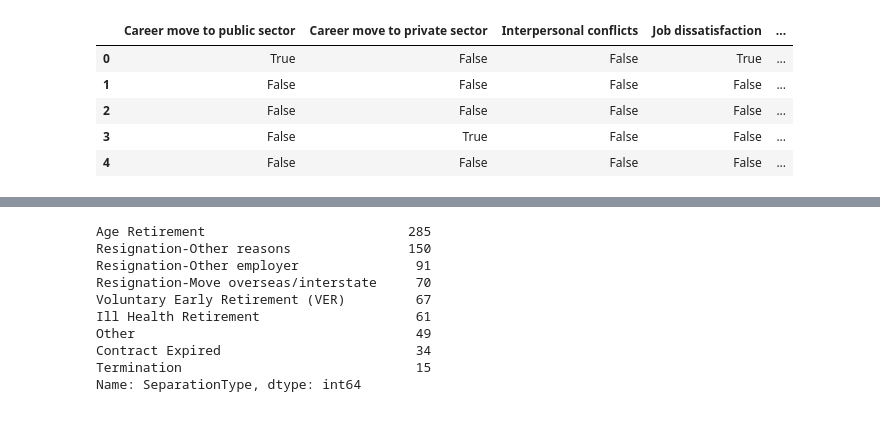
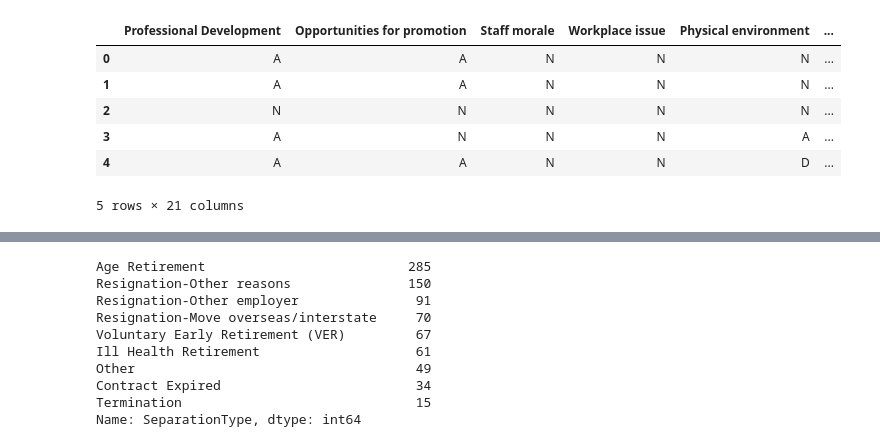
Before and after one commit to kafka-polka-dot/jupyter_projects, a Jupyter notebook: exit_surveys/surveys.ipynb, the cells around one changed output, grey strips where cells are left out. Cells and saved outputs as stored; diff of their text form; code cells hidden in the pictures.

```diff
--- a/exit_surveys/surveys.ipynb
+++ b/exit_surveys/surveys.ipynb
@@ -57,9 +88,10 @@ dete_survey.head()
 # %%
-dete_survey.iloc[:,10:28].head()
+dete_survey.iloc[:5,28:49]
 # %% [output]
-|  | Career move to public sector | Career move to private sector | Interpersonal conflicts | Job dissatisfaction | ... |
-| 0 | True | False | False | True | ... |
-| 1 | False | False | False | False | ... |
-| 2 | False | False | False | False | ... |
-| 3 | False | True | False | False | ... |
-| 4 | False | False | False | False | ... |
+|  | Professional Development | Opportunities for promotion | Staff morale | Workplace issue | Physical environment | ... |
+| 0 | A | A | N | N | N | ... |
+| 1 | A | A | N | N | N | ... |
+| 2 | N | N | N | N | N | ... |
+| 3 | A | N | N | N | A | ... |
+| 4 | A | A | N | N | D | ... |
+5 rows × 21 columns
```
Also changed, not shown: parts of 118 cells of this notebook.
